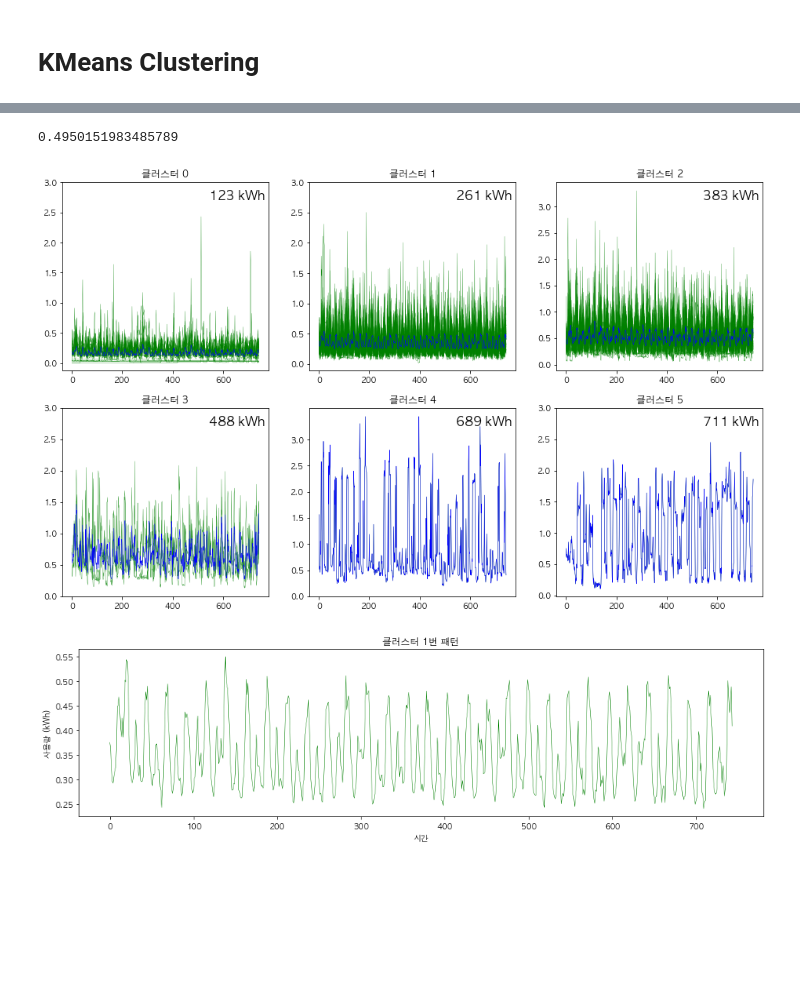
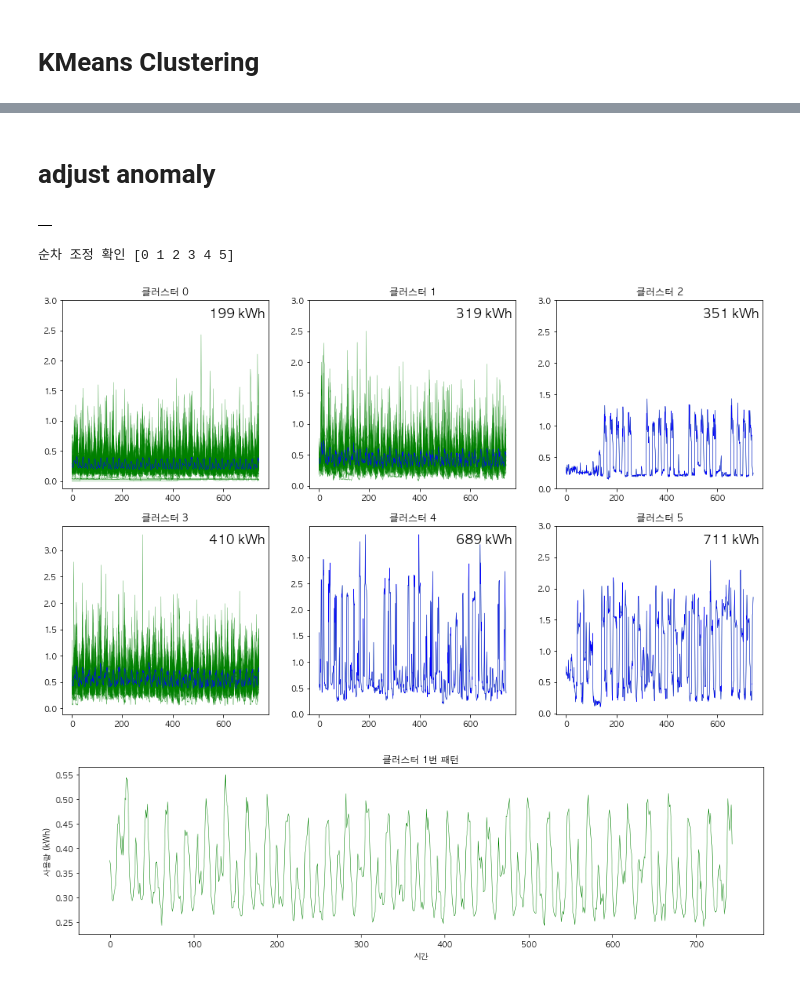
Before and after one commit to formegusto/distribution-public-fee, a Jupyter notebook: pt4.전기절약 피드백.ipynb, the cells around one changed output, grey strips where cells are left out. Drawn from its saved outputs; the diff is of its cells as text; code cells hidden in the pictures; blank space fills up the shorter version.

Commit message:
update : SavingFeedback KMeans Process Comp

```diff
--- a/pt4.전기절약 피드백.ipynb
+++ b/pt4.전기절약 피드백.ipynb
@@ -169,2 +96,0 @@ array([0, 0, 0, 0, 0, 0, 0, 0, 0, 0, 0, 4, 0, 4, 1, 6, 0, 1, 0, 0, 4, 0,
-# %%
-sv.group['label'] = new_labels
@@ -201,17 +126,20 @@ NameError: name 'm_60' is not defined
+# %% [markdown]
+# adjust anomaly
+# %%
+sv.adjust_anomaly()
+anomaly = sv.check_anomaly()
+
+anomaly.head()
+# %% [output]
+|  |
+# %%
+print("순차 조정 확인", np.unique(sv.group['label'].values))
+# %% [output]
+순차 조정 확인 [0 1 2 3 4 5]
 # %%
-K = new_group_df['label'].value_counts().index.size
-
-kmeans.K = K
-kmeans.clusters_ = kmeans.clusters_[:K]
-kmeans.labels_ = new_group_df['label'].values
-
-kmeans.next_setting()
-
-print(kmeans.ecv)
-kmeans.draw_plot()
+sv.kmeans.draw_plot()
 # %% [output]
-0.4950151983485789
-[figure, old version]
+[figure, new version]
 # %%
 time_clusters = kmeans.clusters_
 
```
Also changed, not shown: parts of 22 cells of this notebook, 1 other file.
